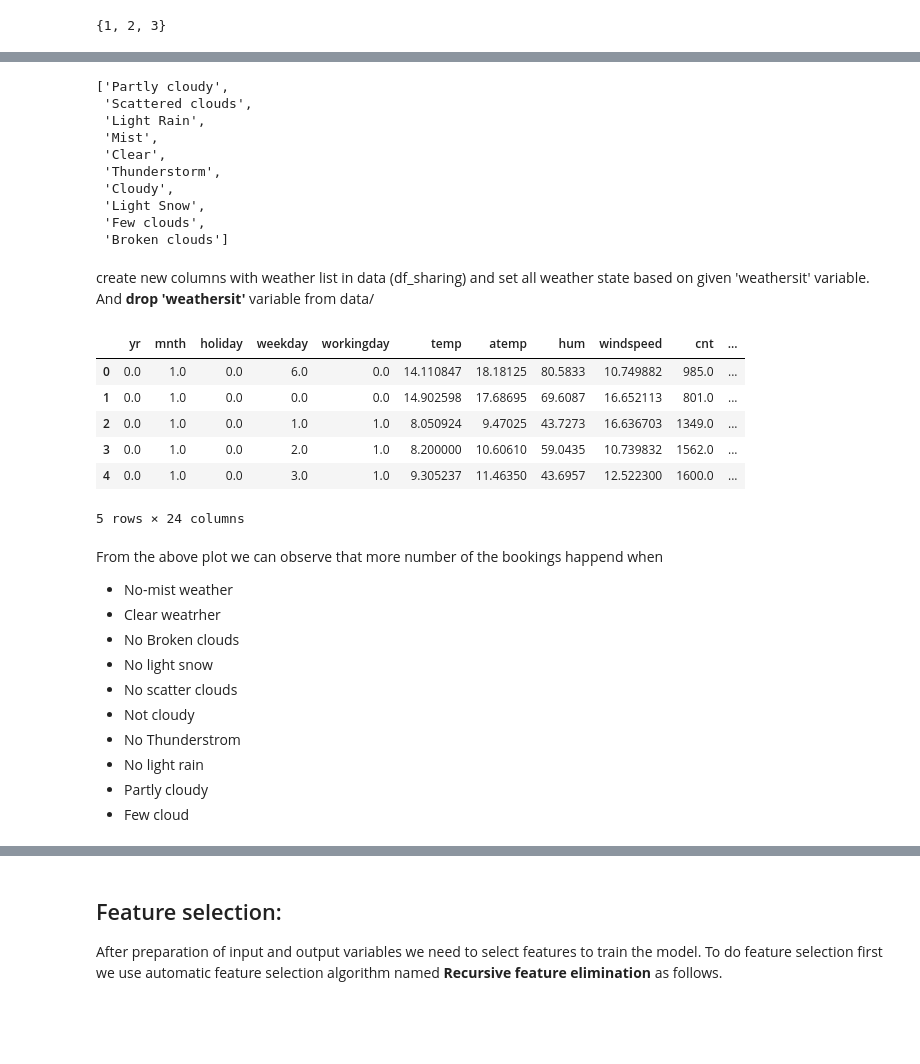
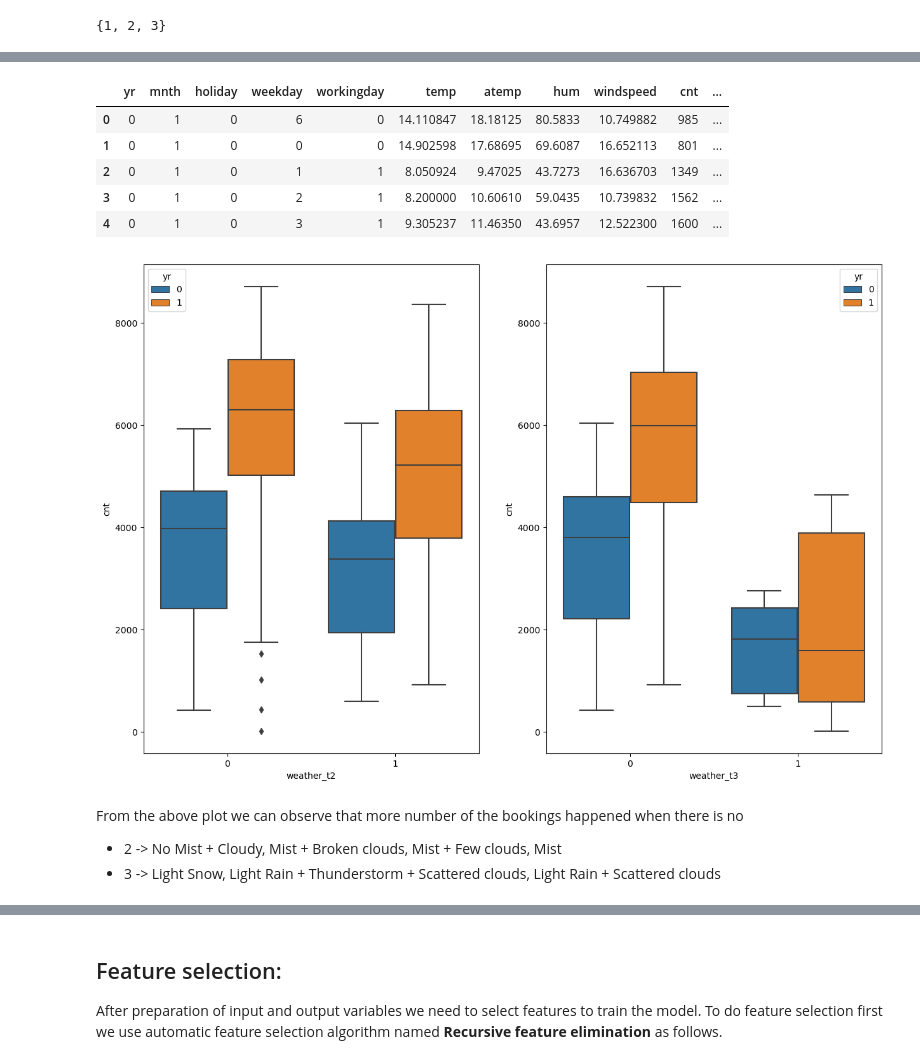
Before and after one commit to bhanu481/BoomBikes-Bikesharing, a Jupyter notebook: BoomBikes-BikeSharing.ipynb, the cells around one changed output, grey strips where cells are left out. Cells and saved outputs as stored; diff of their text form; code cells hidden in the pictures; blank space fills up the shorter version.

```diff
--- a/BoomBikes-BikeSharing.ipynb
+++ b/BoomBikes-BikeSharing.ipynb
@@ -221,5 +220,0 @@ From the above plot, most number of bookings are happend in September-2019 and J
-# %%
-df_sharing['quarter'] = df_sharing.mnth.apply(lambda x:np.ceil(x/3))
-pt_month = pd.pivot_table(df_sharing, values='cnt', index='quarter', columns='yr', aggfunc='mean')
-pt_month.plot(kind='bar', rot=45,  ylabel='cnt', title="Bookings vs day of month")
-plt.show()
@@ -277,61 +276,36 @@ set(df_sharing['weathersit'])
 # %%
 # list all unique weather states.
-weather_state = {1: ['Clear', 'Few clouds', 'Partly cloudy'],
-                 2: [ 'Cloudy', 'Mist' , 'Broken clouds', 'Few clouds'],
-                 3: ['Light Snow','Thunderstorm','Scattered clouds', 'Light Rain'],
-                 #4: ['Heavy Rain' ,'Ice Pallets' , 'Thunderstorm' , 'Mist', 'Snow', 'Fog'] # No value ==4 so skipping
+weather_state = {1: 'weather_t1',
+                 2: 'weather_t2',
+                 3: 'weather_t3',
                 }
-
-# Now make unique weather list
-weather_list = list(set(weather_state[1]+weather_state[2]+weather_state[3]))
-weather_list
+df_sharing.weathersit = df_sharing.weathersit.map(weather_state)
-# %% [output]
-['Partly cloudy',
- 'Scattered clouds',
- 'Light Rain',
- 'Mist',
- 'Clear',
- 'Thunderstorm',
- 'Cloudy',
- 'Light Snow',
- 'Few clouds',
- 'Broken clouds']
-# %% [markdown]
-create new columns with weather list in data (df_sharing) and set all weather state based on given 'weathersit' variable.
-And <b>drop 'weathersit'</b> variable from data/
 # %%
-def set_weather(x):
-    x[weather_state[x.weathersit]] = 1
-    return x
-df_sharing[weather_list] = 0
-df_sharing = df_sharing.apply(lambda x: set_weather(x), axis=1)
+weathersit_dummy = pd.get_dummies(df_sharing['weathersit'], drop_first = True)
+weathersit_dummy = weathersit_dummy.astype(int)
+df_sharing = pd.concat([df_sharing, weathersit_dummy], axis = 1)
+# now drop 'weathersit' column from data
 df_sharing = df_sharing.drop('weathersit', axis=1)
 df_sharing.head()
 # %% [output]
 |  | yr | mnth | holiday | weekday | workingday | temp | atemp | hum | windspeed | cnt | ... |
-| 0 | 0.0 | 1.0 | 0.0 | 6.0 | 0.0 | 14.110847 | 18.18125 | 80.5833 | 10.749882 | 985.0 | ... |
-| 1 | 0.0 | 1.0 | 0.0 | 0.0 | 0.0 | 14.902598 | 17.68695 | 69.6087 | 16.652113 | 801.0 | ... |
-| 2 | 0.0 | 1.0 | 0.0 | 1.0 | 1.0 | 8.050924 | 9.47025 | 43.7273 | 16.636703 | 1349.0 | ... |
-| 3 | 0.0 | 1.0 | 0.0 | 2.0 | 1.0 | 8.200000 | 10.60610 | 59.0435 | 10.739832 | 1562.0 | ... |
-| 4 | 0.0 | 1.0 | 0.0 | 3.0 | 1.0 | 9.305237 | 11.46350 | 43.6957 | 12.522300 | 1600.0 | ... |
+| 0 | 0 | 1 | 0 | 6 | 0 | 14.110847 | 18.18125 | 80.5833 | 10.749882 | 985 | ... |
+| 1 | 0 | 1 | 0 | 0 | 0 | 14.902598 | 17.68695 | 69.6087 | 16.652113 | 801 | ... |
+| 2 | 0 | 1 | 0 | 1 | 1 | 8.050924 | 9.47025 | 43.7273 | 16.636703 | 1349 | ... |
+| 3 | 0 | 1 | 0 | 2 | 1 | 8.200000 | 10.60610 | 59.0435 | 10.739832 | 1562 | ... |
+| 4 | 0 | 1 | 0 | 3 | 1 | 9.305237 | 11.46350 | 43.6957 | 12.522300 | 1600 | ... |
-5 rows × 24 columns
 # %%
-plt.figure(figsize=(20, 12))
-for idx in range(0,len(weather_list)):
-    plt.subplot(2,5,idx+1)
-    sns.boxplot(x = weather_list[idx], y = 'cnt',hue='yr', data = df_sharing)
-
+plt.figure(figsize=(15, 10))
+plt.subplot(1,2,1)
+sns.boxplot(x = 'weather_t2', y = 'cnt',hue='yr', data = df_sharing)
+plt.subplot(1,2,2)
+sns.boxplot(x = 'weather_t3', y = 'cnt',hue='yr', data = df_sharing)
 plt.show()
+# %% [output]
+[figure, added]
 # %% [markdown]
-From the above plot we can observe that more number of the bookings happend when<br>
- - No-mist weather<br>
- - Clear weatrher<br>
- - No Broken clouds<br>
- - No light snow<br>
- - No scatter clouds<br>
- - Not cloudy<br>
- - No Thunderstrom<br>
- - No light rain<br>
- - Partly cloudy<br>
- - Few cloud<br>
+From the above plot we can observe that more number of the bookings happened when there is no<br>
+
+- 2 -> No Mist + Cloudy, Mist + Broken clouds, Mist + Few clouds, Mist
+- 3 -> Light Snow, Light Rain + Thunderstorm + Scattered clouds, Light Rain + Scattered clouds
 # %% [markdown]
```
Also changed, not shown: parts of 91 cells of this notebook.
